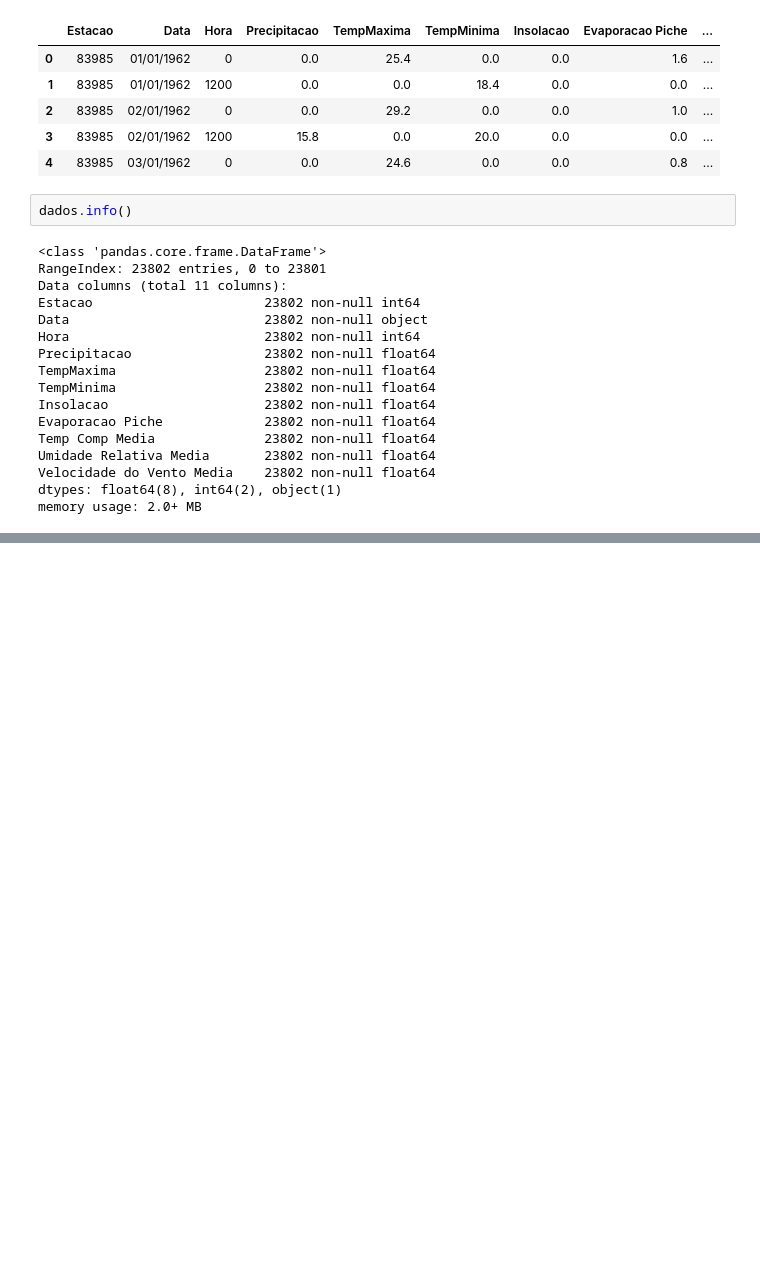
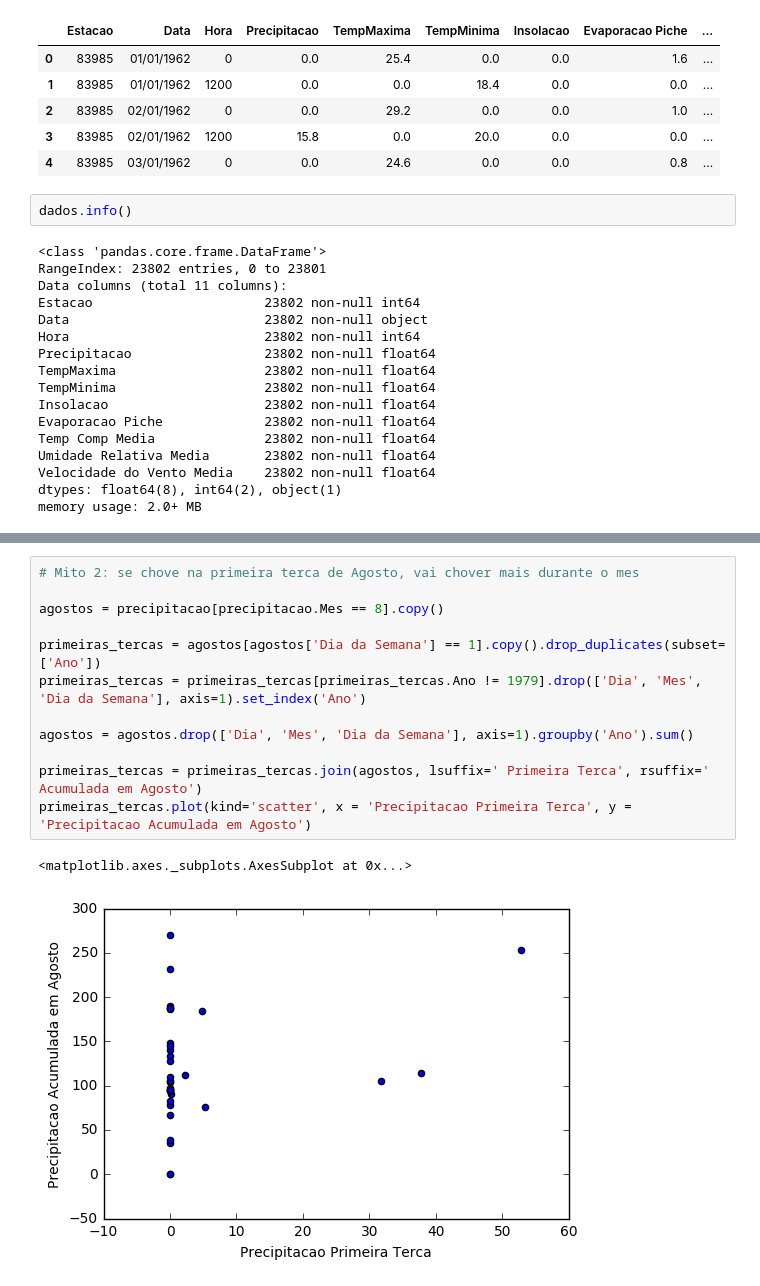
Before and after one commit to jvitorfromhell/icd-meteorologia, a Jupyter notebook: analise.ipynb, the cells around one changed output, grey strips where cells are left out. Saved outputs shown, nothing was run; the diff lists cells and outputs as text; blank space fills up the shorter version.

```diff
--- a/analise.ipynb
+++ b/analise.ipynb
@@ -127,3 +130,18 @@ saoMiguel.join(outubros, lsuffix=' Sao Miguel', rsuffix=' Acumulada em Outubro')
 # %% [output]
 <matplotlib.axes._subplots.AxesSubplot at 0x...>
 [figure]
+# %%
+# Mito 2: se chove na primeira terca de Agosto, vai chover mais durante o mes
+
+agostos = precipitacao[precipitacao.Mes == 8].copy()
+
+primeiras_tercas = agostos[agostos['Dia da Semana'] == 1].copy().drop_duplicates(subset=['Ano'])
+primeiras_tercas = primeiras_tercas[primeiras_tercas.Ano != 1979].drop(['Dia', 'Mes', 'Dia da Semana'], axis=1).set_index('Ano')
+
+agostos = agostos.drop(['Dia', 'Mes', 'Dia da Semana'], axis=1).groupby('Ano').sum()
+
+primeiras_tercas = primeiras_tercas.join(agostos, lsuffix=' Primeira Terca', rsuffix=' Acumulada em Agosto')
+primeiras_tercas.plot(kind='scatter', x = 'Precipitacao Primeira Terca', y = 'Precipitacao Acumulada em Agosto')
+# %% [output]
+<matplotlib.axes._subplots.AxesSubplot at 0x...>
+[figure, added]
```
Also changed, not shown: parts of 12 cells of this notebook.
